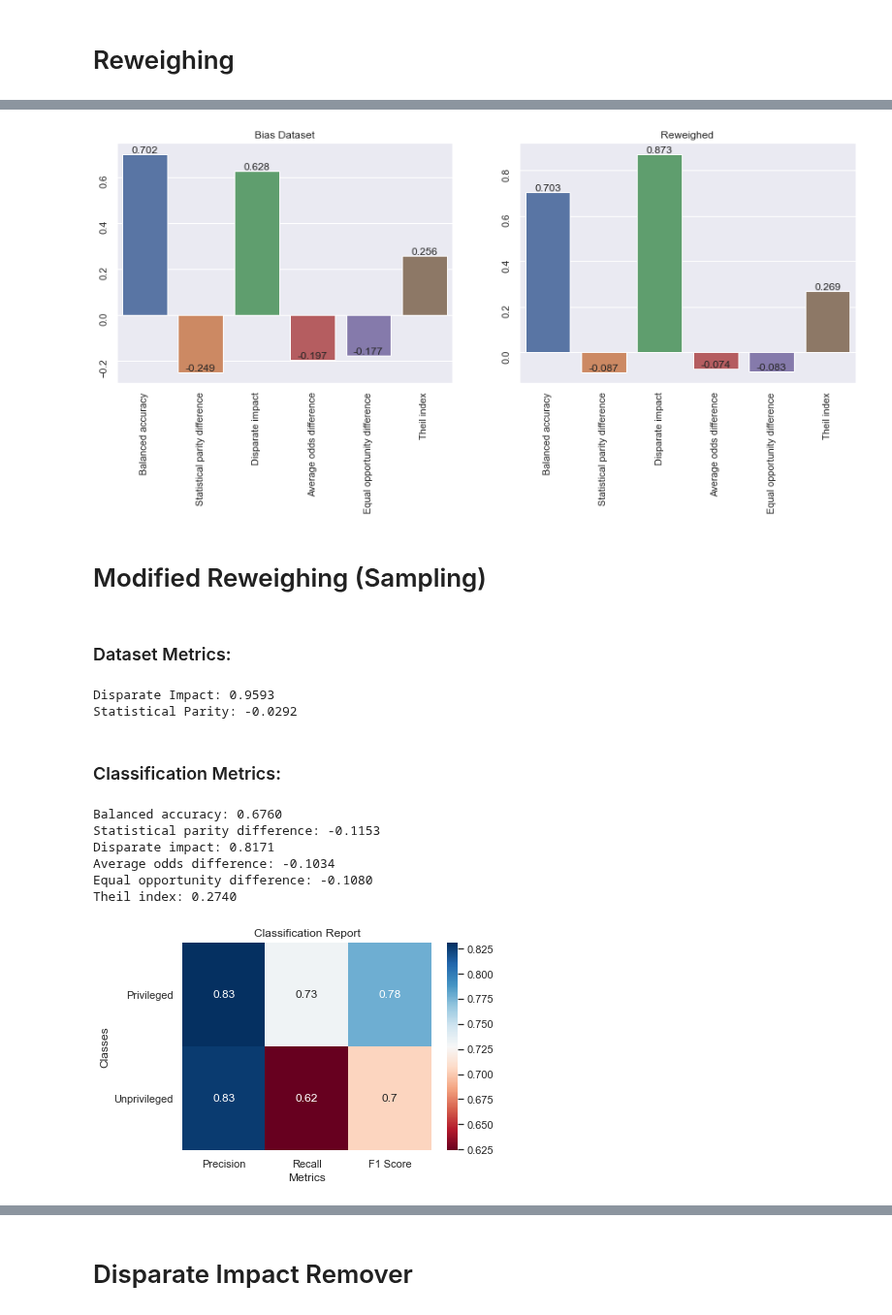
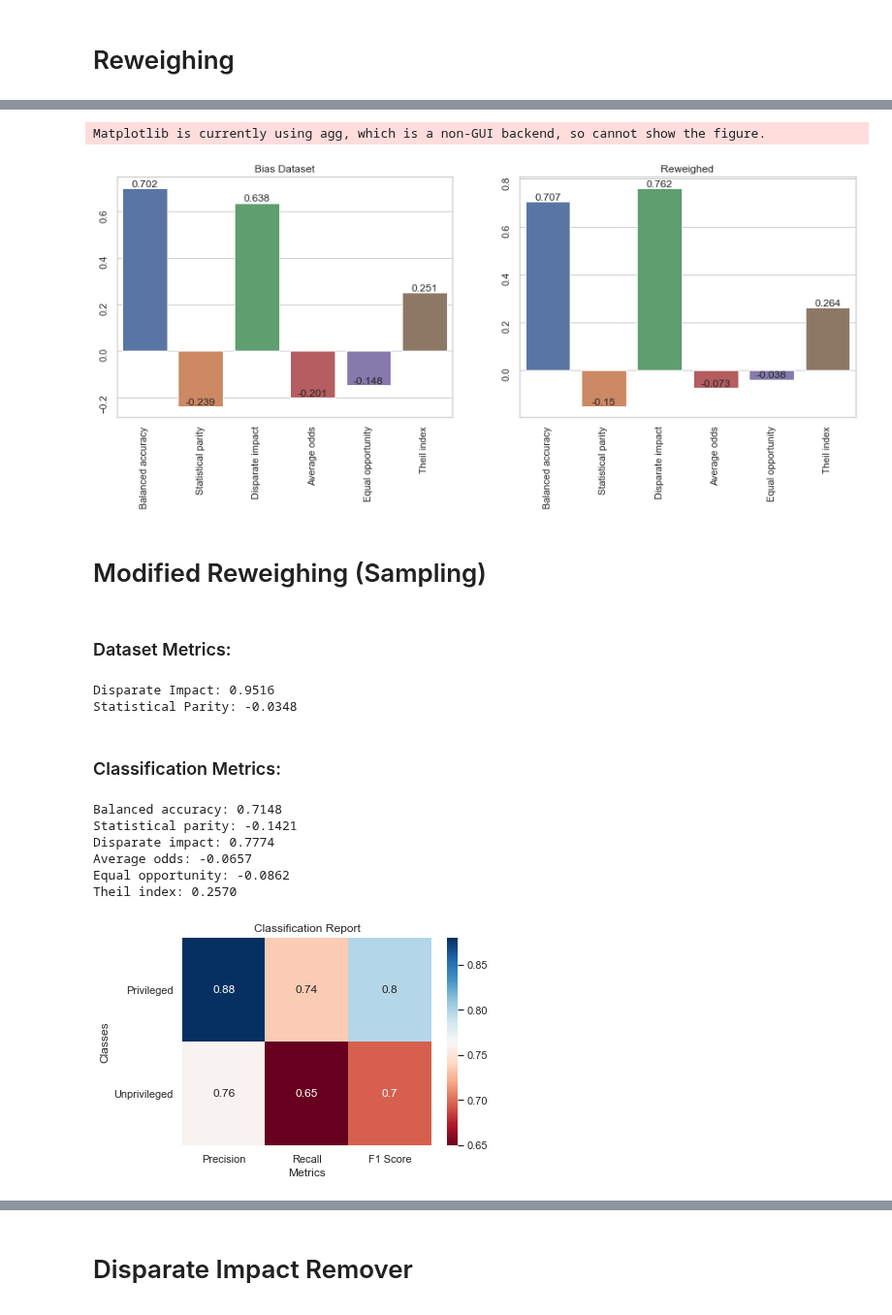
Before and after one commit to giordanoDaloisio/bias-mitigation-methods, a Jupyter notebook: German.ipynb, the cells around one changed output, grey strips where cells are left out. Shown at 97% size. Drawn from its saved outputs; the diff is of its cells as text; code cells hidden in the pictures.

```diff
--- a/German.ipynb
+++ b/German.ipynb
@@ -8,7 +8,9 @@ from aif360.algorithms.preprocessing import Reweighing, DisparateImpactRemover
 from aif360.datasets import GermanDataset
 from utility import *
 from Sampler import Sampler
-sns.set_theme(style='darkgrid')
+import os
+
+path = 'imgs/german'
 # %% [markdown]
 ## Dataset description
 # %% [markdown]
@@ -194,7 +198,8 @@ Theil index: 0.2687
 plot_metrics_comparison(bias_class, rw_class, 'Bias Dataset', 'Reweighed')
 plt.show()
 # %% [output]
+Matplotlib is currently using agg, which is a non-GUI backend, so cannot show the figure.
-[figure, old version]
+[figure, new version]
 # %% [markdown]
 # Modified Reweighing (Sampling)
 # %%
@@ -203,19 +208,19 @@ sampled_data = german.copy()
 # %%
 sampled_class = classify(
     make_pipeline(StandardScaler(), LogisticRegression(class_weight='balanced', solver='liblinear')),
-    sampled_data, priv_group, unpriv_group, debiaser=sampler, n_splits=2)
+    sampled_data, priv_group, unpriv_group, debiaser=sampler, n_splits=5)
 # %% [output]
 ### Dataset Metrics:
-Disparate Impact: 0.9593
-Statistical Parity: -0.0292
+Disparate Impact: 0.9516
+Statistical Parity: -0.0348
 ### Classification Metrics:
-Balanced accuracy: 0.6760
-Statistical parity difference: -0.1153
-Disparate impact: 0.8171
-Average odds difference: -0.1034
-Equal opportunity difference: -0.1080
-Theil index: 0.2740
+Balanced accuracy: 0.7148
+Statistical parity: -0.1421
+Disparate impact: 0.7774
+Average odds: -0.0657
+Equal opportunity: -0.0862
+Theil index: 0.2570
-[figure, old version]
+[figure, new version]
 # %%
 plot_metrics_comparison(bias_class, sampled_class, 'Bias Dataset', 'Sampled')
 plot_metrics_comparison(rw_class, sampled_class, 'Reweighed', 'Sampled')
```
Also changed, not shown: parts of 19 cells of this notebook, 34 other files.
